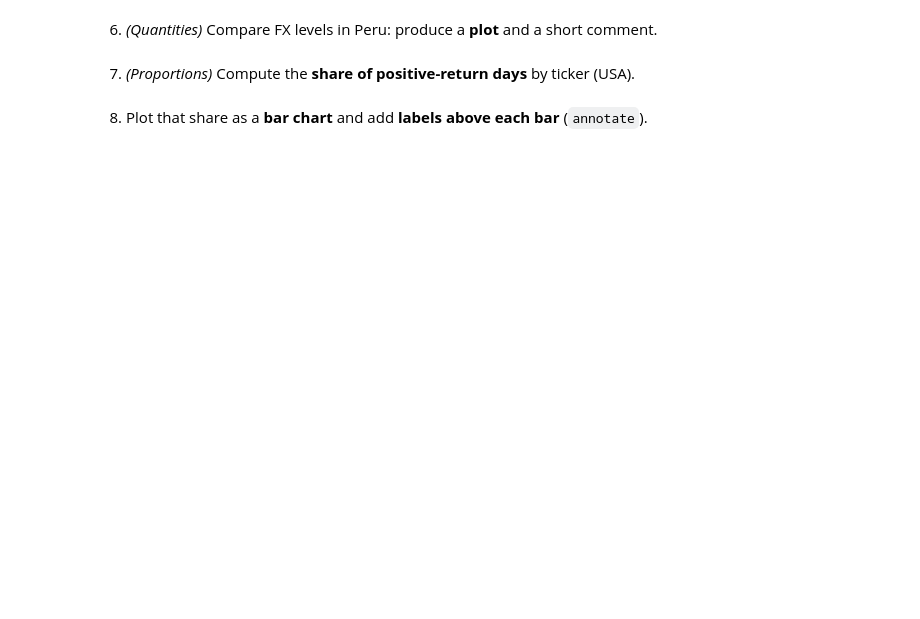
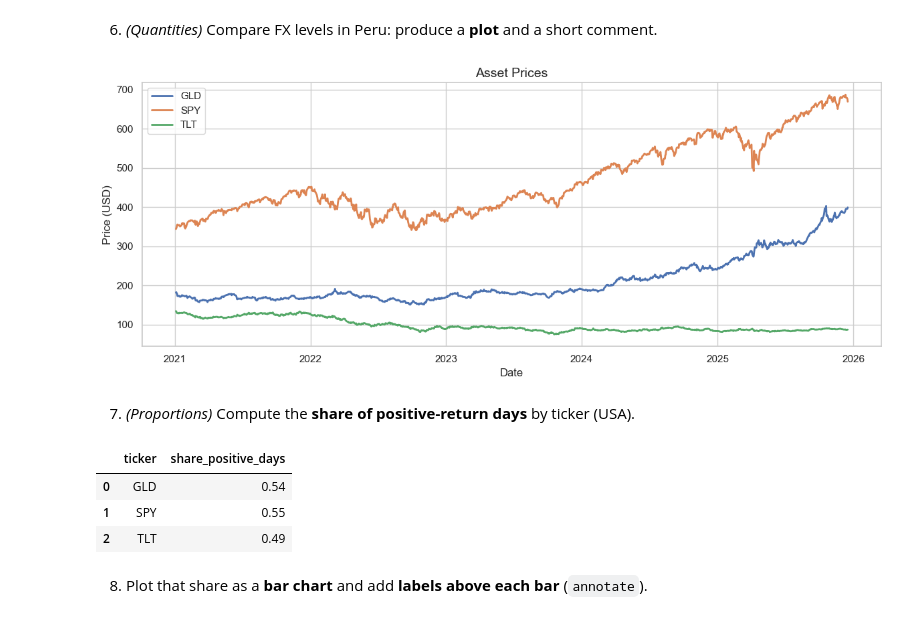
Before and after one commit to anzonyquispe/Python-for-Finance, a Jupyter notebook: homeworks/Assignment_3/Group 6.ipynb, the cells around one changed output. Saved outputs shown, nothing was run; the diff lists cells and outputs as text; code cells hidden in the pictures; blank space fills up the shorter version.

```diff
--- a/homeworks/Assignment_3/Group 6.ipynb
+++ b/homeworks/Assignment_3/Group 6.ipynb
@@ -308,2 +280,18 @@ def yfinance_download(tickers: list[str], start: str, end: str) -> pd.DataFrame:
 # %% [markdown]
 4. Download `SPY`, `TLT`, `GLD` from yfinance and build: `date`, `ticker`, `close`.
+# %%
+START = "2021-01-01"
+END = "2025-12-18"
+
+tickers = ["SPY", "TLT", "GLD"]
+
+prices = yf.download(tickers,start=START,end=END,auto_adjust=True,progress=False)
+
+df_tidy = (prices["Close"].reset_index().melt(id_vars="Date",
+                                              var_name="ticker",
+                                              value_name="close").rename(columns={"Date": "date"})
+                                                                 .dropna(subset=["close"])
+                                                                 .sort_values(["ticker", "date"])
+                                                                 .reset_index(drop=True))
+
+df_tidy.head(10)
@@ -312,6 +336,54 @@ def yfinance_download(tickers: list[str], start: str, end: str) -> pd.DataFrame:
 # %% [markdown]
 6. *(Quantities)* Compare FX levels in Peru: produce a **plot** and a short comment.
+# %%
+# Ensure datetime
+df_tidy["date"] = pd.to_datetime(df_tidy["date"])
+
+# Style
+sns.set_theme(style="whitegrid")
+
+fig, ax = plt.subplots(figsize=(12, 5))
+
+# Plot each ticker
+for ticker, g in df_tidy.groupby("ticker"):
+    ax.plot(g["date"], g["close"], label=ticker, linewidth=2)
+
+# Title and labels
+ax.set_title("Asset Prices", fontsize=14)
+ax.set_xlabel("Date")
+ax.set_ylabel("Price (USD)")
+
+# Date formatting
+ax.xaxis.set_major_locator(mdates.YearLocator())
+ax.xaxis.set_major_formatter(mdates.DateFormatter("%Y"))
+plt.xticks(rotation=0)
+
+# Legend
+ax.legend()
+
+plt.tight_layout()
+plt.show()
+# %% [output]
+[figure, added]
 # %% [markdown]
 7. *(Proportions)* Compute the **share of positive-return days** by ticker (USA).
+# %%
+# Crear columna booleana: True si retorno > 0
+df_ret["positive"] = df_ret["ret"] > 0
+
+positive_share = (
+    df_ret
+    .groupby("ticker")["positive"]
+    .mean()  # La media de True/False = proporción
+    .reset_index()
+    .rename(columns={"positive": "share_positive_days"})
+)
+
+positive_share
+# %% [output]
+|  | ticker | share_positive_days |
+| 0 | GLD | 0.54 |
+| 1 | SPY | 0.55 |
+| 2 | TLT | 0.49 |
 # %% [markdown]
 8. Plot that share as a **bar chart** and add **labels above each bar** (`annotate`).
```
Also changed, not shown: parts of 14 cells of this notebook.
